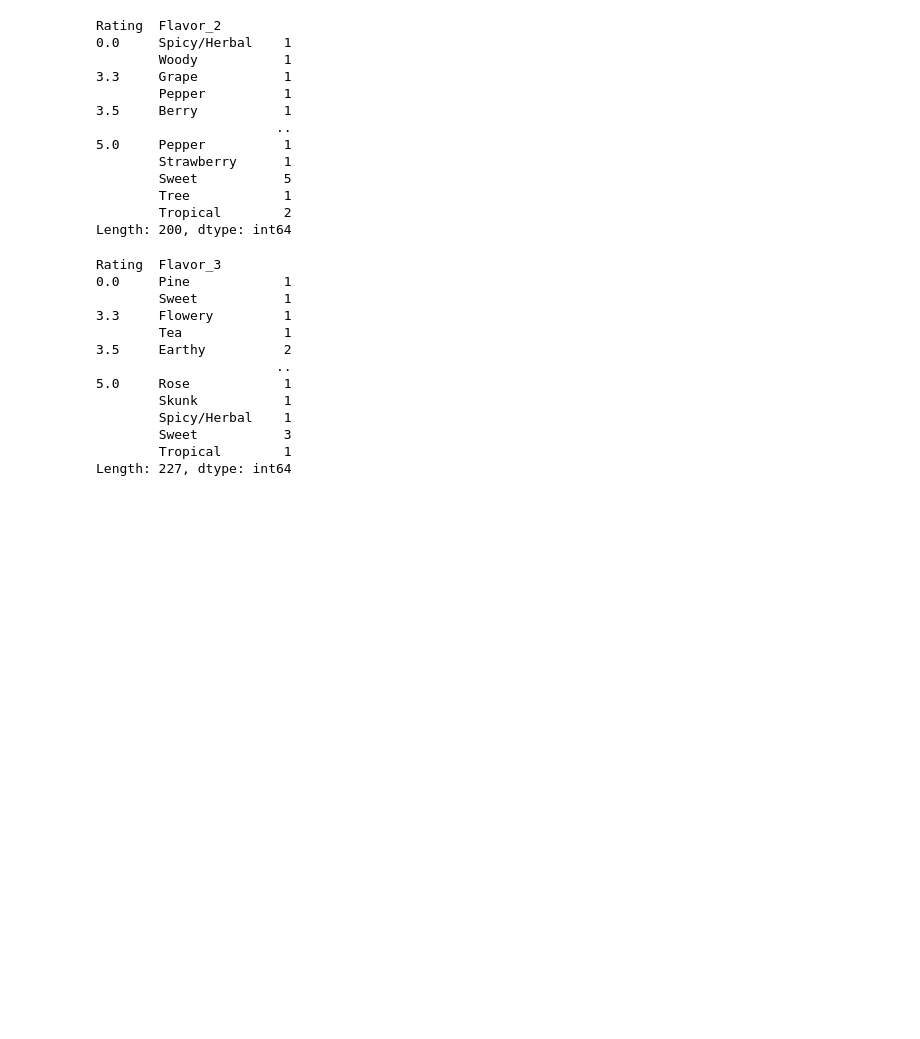
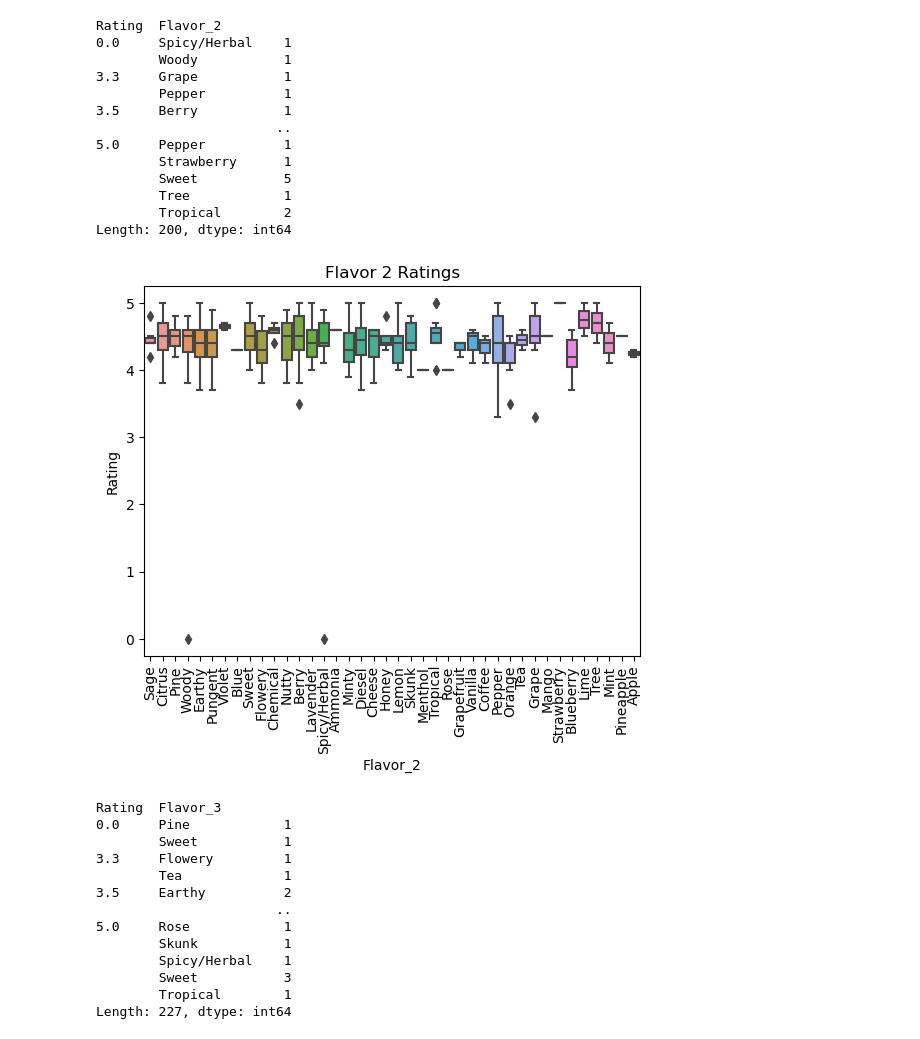
Before and after one commit to Berli85/SMU-Project-1-MaryJane, a Jupyter notebook: KimChi Work/Project 1 Team 2 data KCKC.ipynb, the cells around one changed output. Drawn from its saved outputs; the diff is of its cells as text; code cells hidden in the pictures; blank space fills up the shorter version.

```diff
--- a/KimChi Work/Project 1 Team 2 data KCKC.ipynb
+++ b/KimChi Work/Project 1 Team 2 data KCKC.ipynb
@@ -396,3 +453,10 @@ Length: 200, dtype: int64
+# %%
+flavor_2BP = sns.boxplot(data=Data_EffectsFlavors_1, x="Flavor_2", y="Rating")
+flavor_2BP.set_xticklabels(flavor_2BP.get_xticklabels(),rotation=90)
+plt.title("Flavor 2 Ratings")
+plt.show()
+# %% [output]
+[figure, added]
 # %%
 #Count the number of Flavor_3 per Rating
 Data_EffectsFlavors_1.groupby(["Rating", "Flavor_3"]).size()
```
Also changed, not shown: parts of 8 cells of this notebook.
